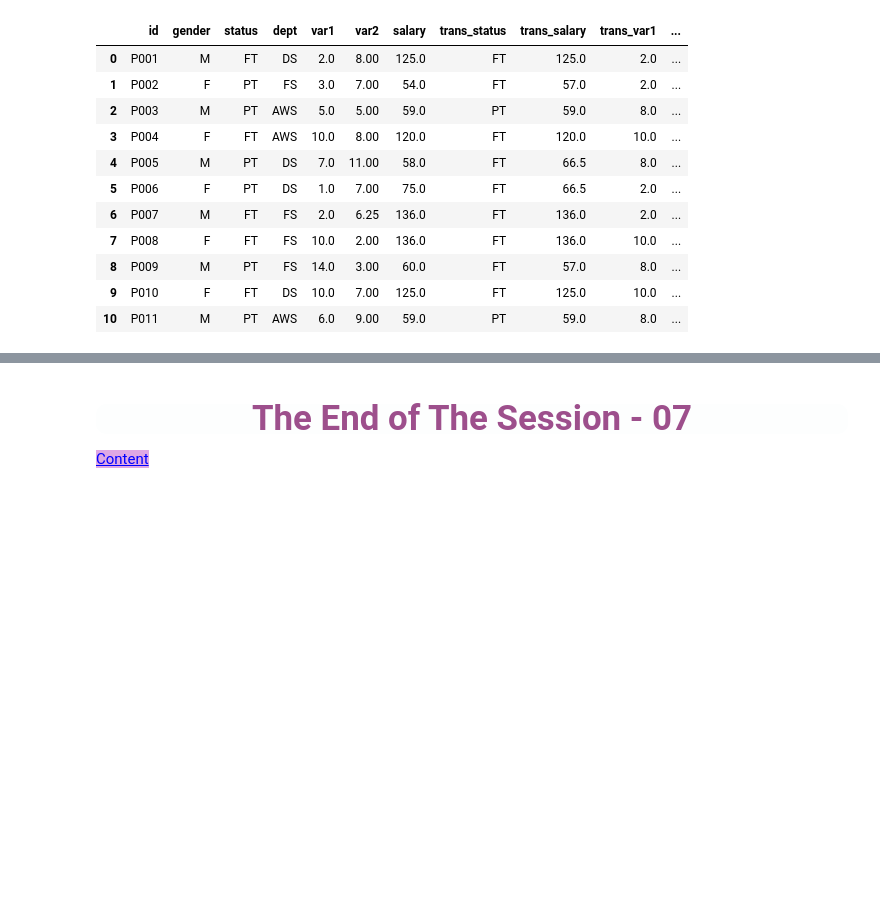
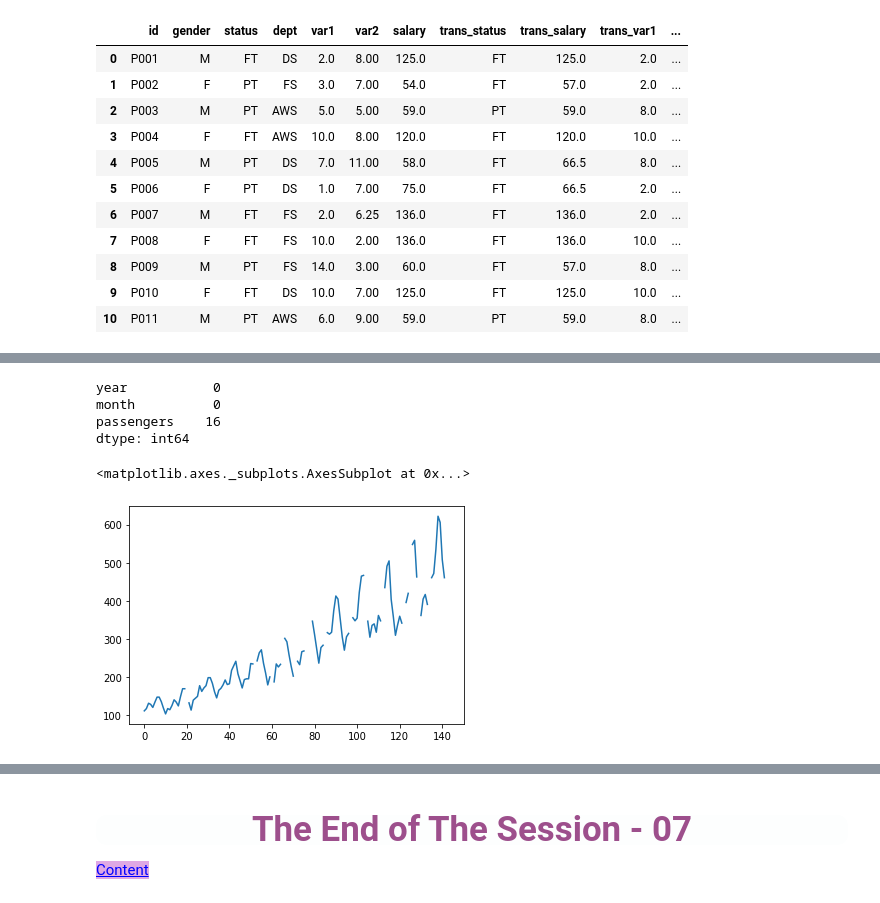
Before and after one commit to tadanur/Python-Assignments, a Jupyter notebook: DAwPy_S7_(Handling_with_Missing_Values)_student.ipynb, the cells around one changed output, grey strips where cells are left out. Saved outputs shown, nothing was run; the diff lists cells and outputs as text; code cells hidden in the pictures; blank space fills up the shorter version.

```diff
--- a/DAwPy_S7_(Handling_with_Missing_Values)_student.ipynb
+++ b/DAwPy_S7_(Handling_with_Missing_Values)_student.ipynb
@@ -1317,0 +1364,12 @@ Pandas **``dataframe.interpolate()``** function is basically used to fill NA val
+# %%
+flights_copy.isnull().sum()
+# %% [output]
+year           0
+month          0
+passengers    16
+dtype: int64
+# %%
+flights_copy.passengers.plot()
+# %% [output]
+<matplotlib.axes._subplots.AxesSubplot at 0x...>
+[figure, added]
```
Also changed, not shown: parts of 8 cells of this notebook.
